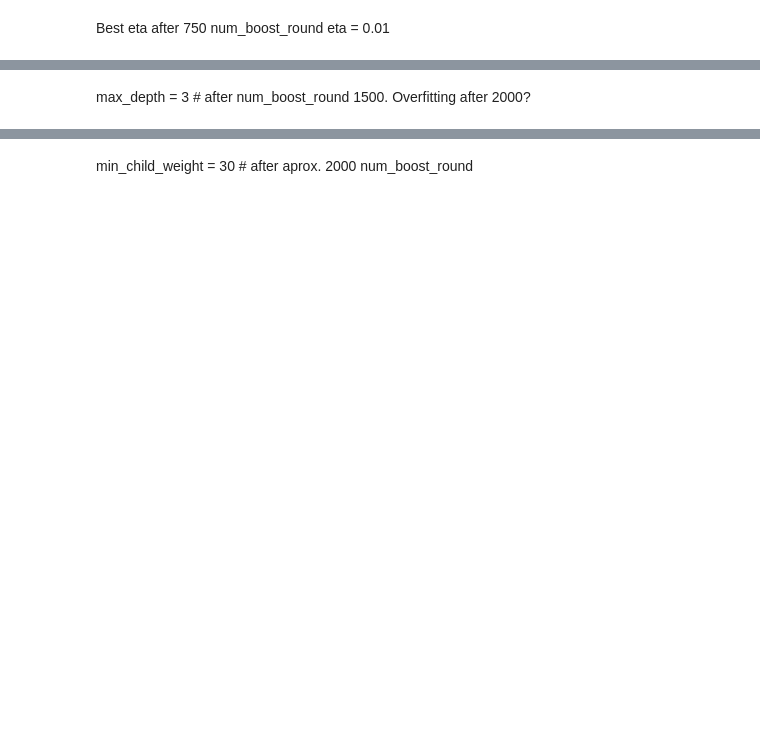
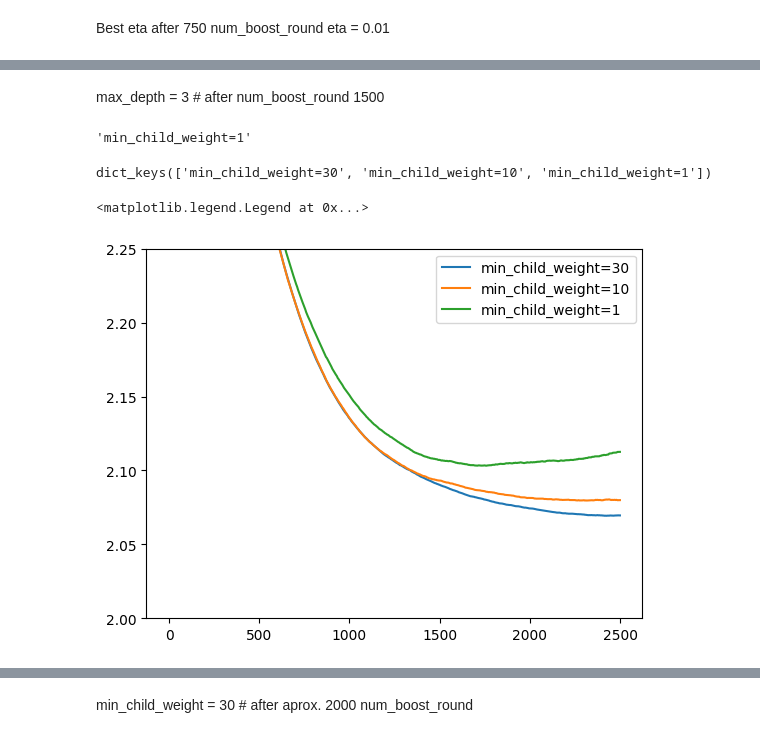
Before and after one commit to alexispdDev/student-performance-prediction, a Jupyter notebook: src/student_performance_prediction/main.ipynb, the cells around one changed output, grey strips where cells are left out. Drawn from its saved outputs; the diff is of its cells as text; code cells hidden in the pictures; blank space fills up the shorter version.

```diff
--- a/src/student_performance_prediction/main.ipynb
+++ b/src/student_performance_prediction/main.ipynb
@@ -83,4 +83,4 @@ max       101.000000
 Name: exam_score, dtype: float64
 # %%
 # Drop the row with exam score 101 (100 is max according to data description.)
-df = df[df['exam_score'] <= 100]
+df = df.copy()[df['exam_score'] <= 100].reset_index(drop=True)
@@ -657,10 +785,12 @@ df_scores.sort_values(by='val_score').head(10)
 # %% [markdown]
-max_depth = 3 # after num_boost_round 1500. Overfitting after 2000?
+max_depth = 3 # after num_boost_round 1500
 # %%
 scores = {}
 # %%
 %%capture output
-min_child_weight = 30 # replace values manually for min_child_weight=1, min_child_weight=10, min_child_weight=30
+min_child_weight = 1 # replace values manually for min_child_weight=1, min_child_weight=10, min_child_weight=30
+# min_child_weight = 10
+# min_child_weight = 30
 
 xgb_params = {
     'eta': 0.01,
@@ -683,16 +813,23 @@ xgb_model = xgb.train(xgb_params, dtrain, num_boost_round=2500,
 key = 'min_child_weight=%s' % (xgb_params['min_child_weight'])
 scores[key] = parse_xgb_output(output)
 key
+# %% [output]
+'min_child_weight=1'
 # %%
 scores.keys()
+# %% [output]
+dict_keys(['min_child_weight=30', 'min_child_weight=10', 'min_child_weight=1'])
 # %%
 min_child_weights = [x for x in scores.keys() if x not in []]
 for min_child_weight in min_child_weights:
     df_scores = scores[min_child_weight]
     plt.plot(df_scores['num_iter'], df_scores['val_score'], label=min_child_weight)
-plt.ylim(2.3, 2.7)
+plt.ylim(2, 2.25)
 
 plt.legend()
+# %% [output]
+<matplotlib.legend.Legend at 0x...>
+[figure, added]
 # %%
 df_scores = pd.DataFrame()
 for key in scores.keys():
```
Also changed, not shown: parts of 58 cells of this notebook.
